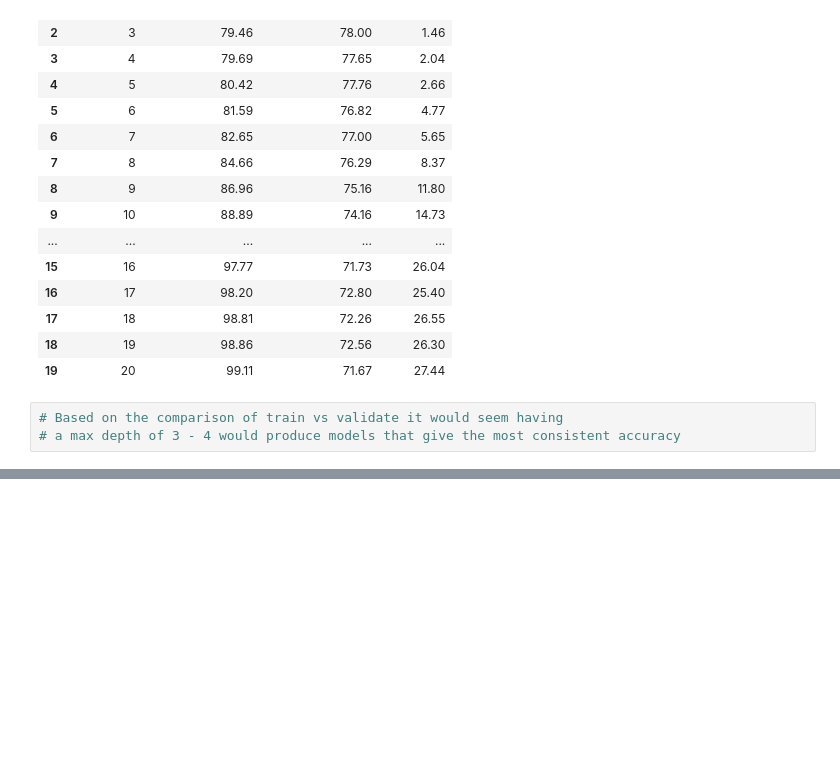
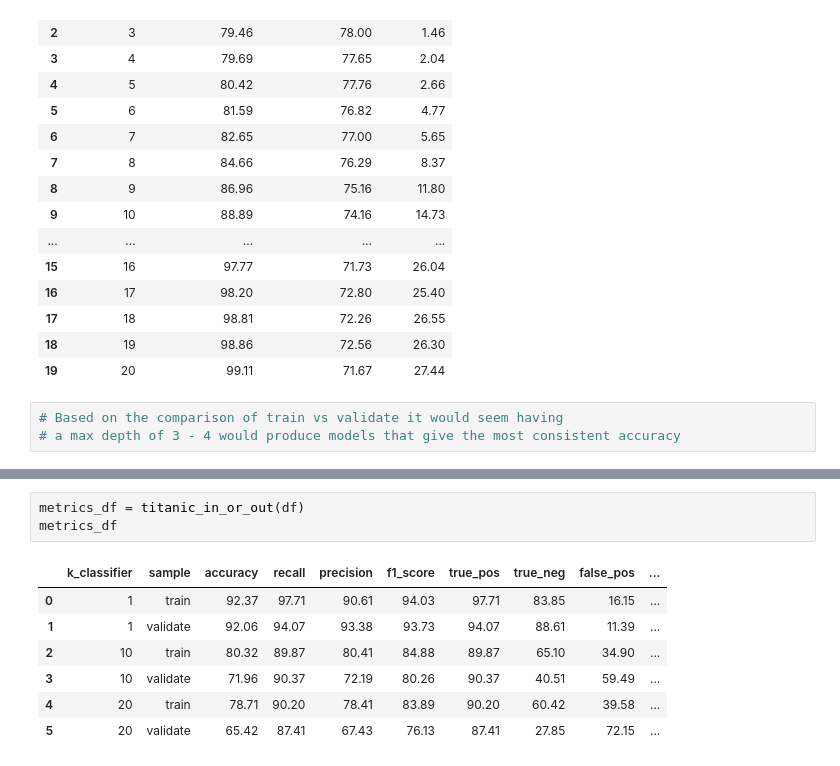
Before and after one commit to BraedenWright/classification-exercises, a Jupyter notebook: model.ipynb, the cells around one changed output, grey strips where cells are left out. Drawn from its saved outputs; the diff is of its cells as text; blank space fills up the shorter version.

```diff
--- a/model.ipynb
+++ b/model.ipynb
@@ -1218,0 +1464,11 @@ def titanic_in_or_out(df):
+# %%
+metrics_df = titanic_in_or_out(df)
+metrics_df
+# %% [output]
+|  | k_classifier | sample | accuracy | recall | precision | f1_score | true_pos | true_neg | false_pos | ... |
+| 0 | 1 | train | 92.37 | 97.71 | 90.61 | 94.03 | 97.71 | 83.85 | 16.15 | ... |
+| 1 | 1 | validate | 92.06 | 94.07 | 93.38 | 93.73 | 94.07 | 88.61 | 11.39 | ... |
+| 2 | 10 | train | 80.32 | 89.87 | 80.41 | 84.88 | 89.87 | 65.10 | 34.90 | ... |
+| 3 | 10 | validate | 71.96 | 90.37 | 72.19 | 80.26 | 90.37 | 40.51 | 59.49 | ... |
+| 4 | 20 | train | 78.71 | 90.20 | 78.41 | 83.89 | 90.20 | 60.42 | 39.58 | ... |
+| 5 | 20 | validate | 65.42 | 87.41 | 67.43 | 76.13 | 87.41 | 27.85 | 72.15 | ... |
```
Also changed, not shown: parts of 82 cells of this notebook.
